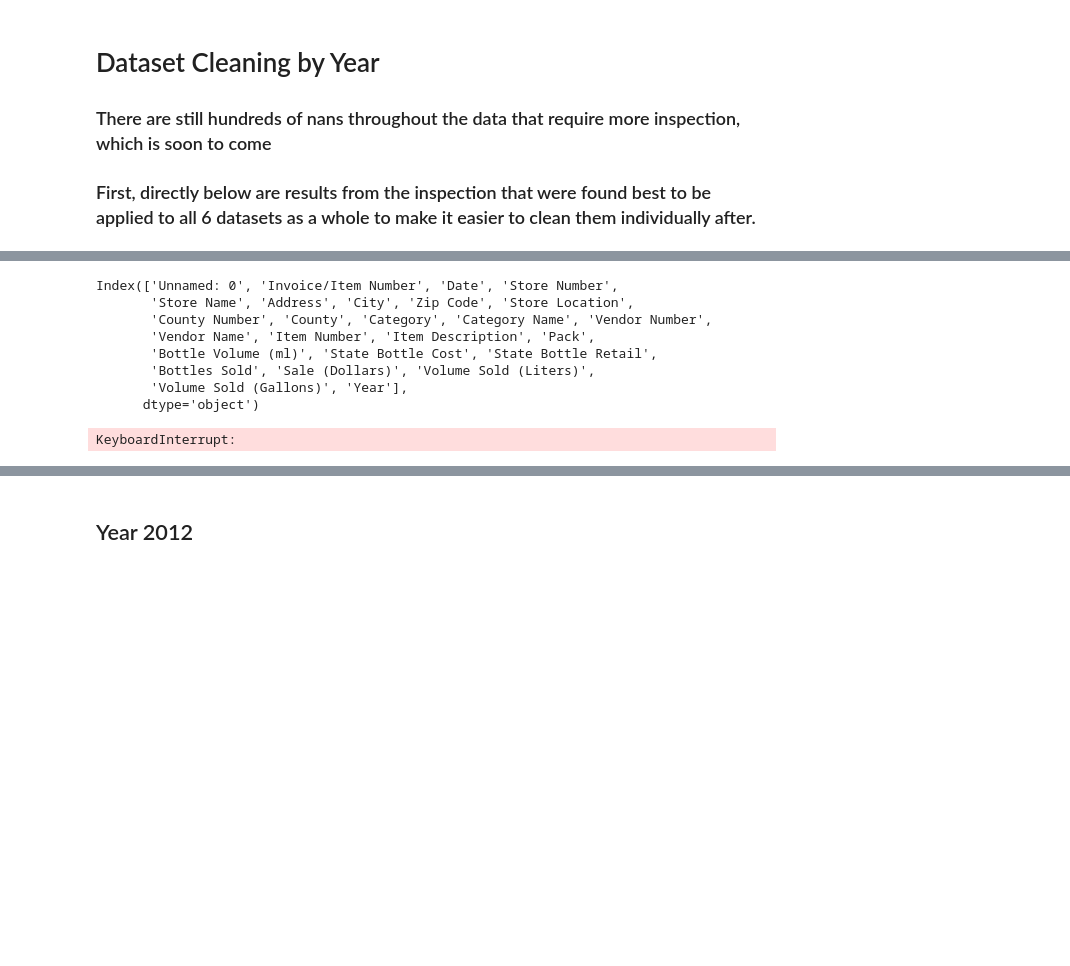
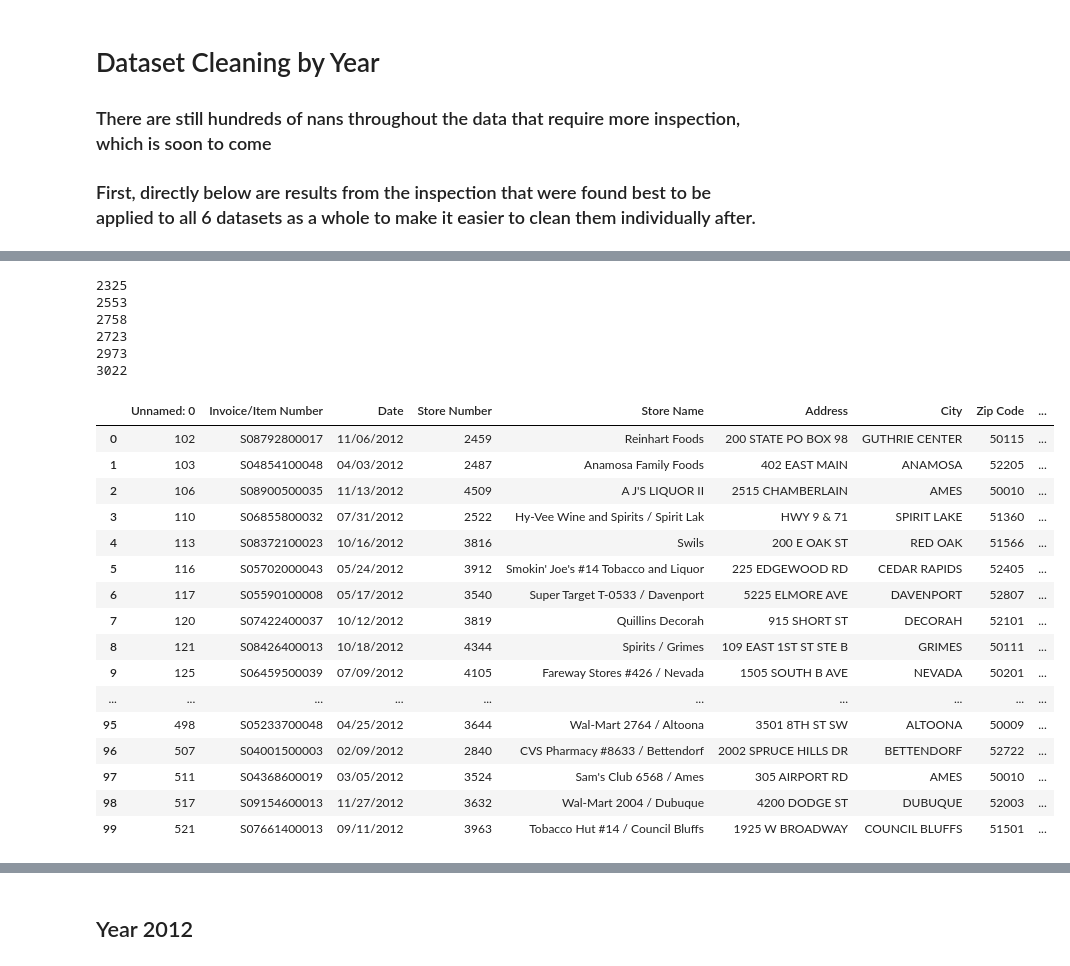
Before and after one commit to mbarger2/Des_Moines_Liquor_Store, a Jupyter notebook: Jupyter Files/testrun/2nd Look Cleaning Nan Values.ipynb, the cells around one changed output, grey strips where cells are left out. Saved outputs shown, nothing was run; the diff lists cells and outputs as text; code cells hidden in the pictures; blank space fills up the shorter version.

```diff
--- a/Jupyter Files/testrun/2nd Look Cleaning Nan Values.ipynb
+++ b/Jupyter Files/testrun/2nd Look Cleaning Nan Values.ipynb
@@ -4,8 +4,10 @@ import numpy as np
 import chunk
 import re
 from datetime import datetime
+import sys
 
 pd.set_option('display.max_columns',26)
+pd.set_option('display.max_rows', None)
 # %% [markdown]
 ### Disclaimer: any cell following the heading *** indicates the following cell is a condensed group of commands that must be run to simulate work shown beforehand. These are provided to help anyone actively follow along or for my own future use.
 # %%
@@ -1525,22 +1473,40 @@ for i in listof6:
-# %%
-y12.columns
-# %% [output]
-Index(['Unnamed: 0', 'Invoice/Item Number', 'Date', 'Store Number',
-       'Store Name', 'Address', 'City', 'Zip Code', 'Store Location',
-       'County Number', 'County', 'Category', 'Category Name', 'Vendor Number',
-       'Vendor Name', 'Item Number', 'Item Description', 'Pack',
-       'Bottle Volume (ml)', 'State Bottle Cost', 'State Bottle Retail',
-       'Bottles Sold', 'Sale (Dollars)', 'Volume Sold (Liters)',
-       'Volume Sold (Gallons)', 'Year'],
-      dtype='object')
 # %%
 listof6=(y12,y13,y14,y15,y16,y17)
 objlist=('Category Name','City','County', 'Vendor Name','Item Description')
 for i in listof6:
     for j in objlist:
-        i['Category Name']=list(map(sametext,i[j],i[j]))
+        i[j]=list(map(sametext,i[j]))
-# %% [output]
-KeyboardInterrupt:
+# %%
+listof6 = (y12,y13,y14,y15,y16,y17)
+for i in listof6:
+    print(i['Category Name'].nunique())
+# %% [output]
+2325
+2553
+2758
+2723
+2973
+3022
+# %%
+y12.head(100)
+# %% [output]
+|  | Unnamed: 0 | Invoice/Item Number | Date | Store Number | Store Name | Address | City | Zip Code | ... |
+| 0 | 102 | S08792800017 | 11/06/2012 | 2459 | Reinhart Foods | 200 STATE PO BOX 98 | GUTHRIE CENTER | 50115 | ... |
+| 1 | 103 | S04854100048 | 04/03/2012 | 2487 | Anamosa Family Foods | 402 EAST MAIN | ANAMOSA | 52205 | ... |
+| 2 | 106 | S08900500035 | 11/13/2012 | 4509 | A J'S LIQUOR II | 2515 CHAMBERLAIN | AMES | 50010 | ... |
+| 3 | 110 | S06855800032 | 07/31/2012 | 2522 | Hy-Vee Wine and Spirits / Spirit Lak | HWY 9 & 71 | SPIRIT LAKE | 51360 | ... |
+| 4 | 113 | S08372100023 | 10/16/2012 | 3816 | Swils | 200 E OAK ST | RED OAK | 51566 | ... |
+| 5 | 116 | S05702000043 | 05/24/2012 | 3912 | Smokin' Joe's #14 Tobacco and Liquor | 225 EDGEWOOD RD | CEDAR RAPIDS | 52405 | ... |
+| 6 | 117 | S05590100008 | 05/17/2012 | 3540 | Super Target T-0533 / Davenport | 5225 ELMORE AVE | DAVENPORT | 52807 | ... |
+| 7 | 120 | S07422400037 | 10/12/2012 | 3819 | Quillins Decorah | 915 SHORT ST | DECORAH | 52101 | ... |
+| 8 | 121 | S08426400013 | 10/18/2012 | 4344 | Spirits / Grimes | 109 EAST 1ST ST STE B | GRIMES | 50111 | ... |
+| 9 | 125 | S06459500039 | 07/09/2012 | 4105 | Fareway Stores #426 / Nevada | 1505 SOUTH B AVE | NEVADA | 50201 | ... |
+| ... | ... | ... | ... | ... | ... | ... | ... | ... | ... |
+| 95 | 498 | S05233700048 | 04/25/2012 | 3644 | Wal-Mart 2764 / Altoona | 3501 8TH ST SW | ALTOONA | 50009 | ... |
+| 96 | 507 | S04001500003 | 02/09/2012 | 2840 | CVS Pharmacy #8633 / Bettendorf | 2002 SPRUCE HILLS DR | BETTENDORF | 52722 | ... |
+| 97 | 511 | S04368600019 | 03/05/2012 | 3524 | Sam's Club 6568 / Ames | 305 AIRPORT RD | AMES | 50010 | ... |
+| 98 | 517 | S09154600013 | 11/27/2012 | 3632 | Wal-Mart 2004 / Dubuque | 4200 DODGE ST | DUBUQUE | 52003 | ... |
+| 99 | 521 | S07661400013 | 09/11/2012 | 3963 | Tobacco Hut #14 / Council Bluffs | 1925 W BROADWAY | COUNCIL BLUFFS | 51501 | ... |
 # %%
 listof6=(y12,y13,y14,y15,y16,y17)
 for i in listof6:
```
Also changed, not shown: parts of 18 cells of this notebook, 1 other file.
